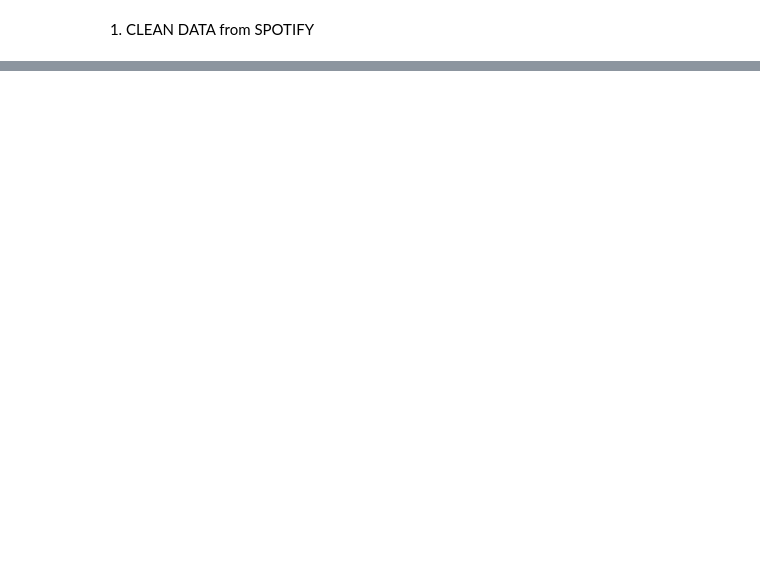
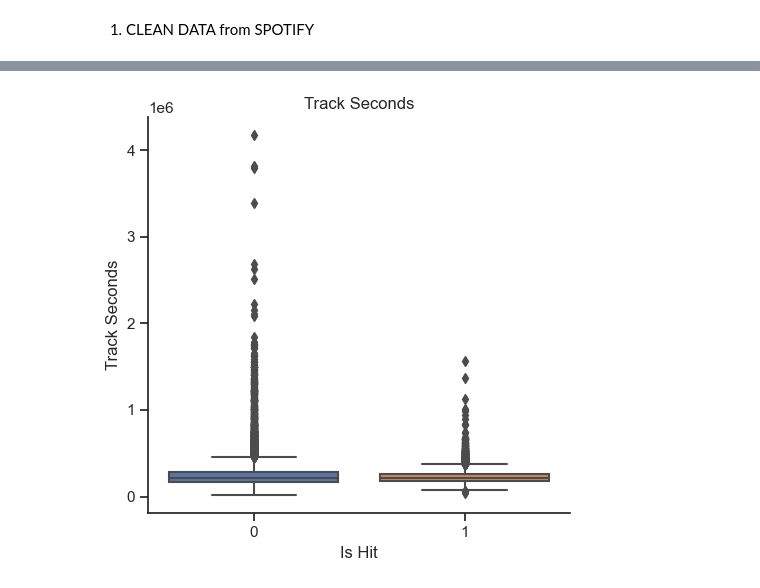
Before and after one commit to mrtz-wssl/spotify-BD, a Jupyter notebook: data_clean.ipynb, the cells around one changed output, grey strips where cells are left out. Drawn from its saved outputs; the diff is of its cells as text; code cells hidden in the pictures; blank space fills up the shorter version.

```diff
--- a/data_clean.ipynb
+++ b/data_clean.ipynb
@@ -65,0 +86,10 @@ Name: target, dtype: int64
+# %%
+sns.color_palette("light:b", as_cmap=True)
+sns.catplot(data=df,x='target',y='duration_ms',kind='box')
+plt.title('Track Seconds')
+plt.xlabel('Is Hit')
+plt.ylabel('Track Seconds')
+plt.tight_layout()
+plt.show()
+# %% [output]
+[figure, added]
```
Also changed, not shown: parts of 11 cells of this notebook, 12 other files.
